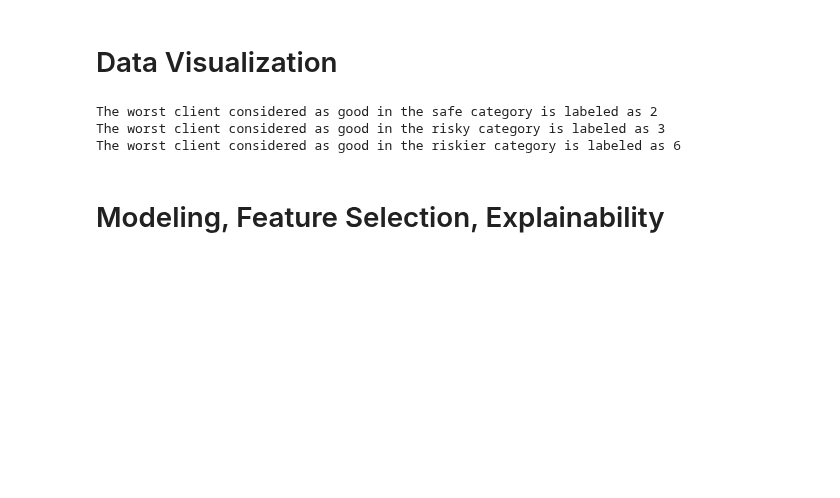
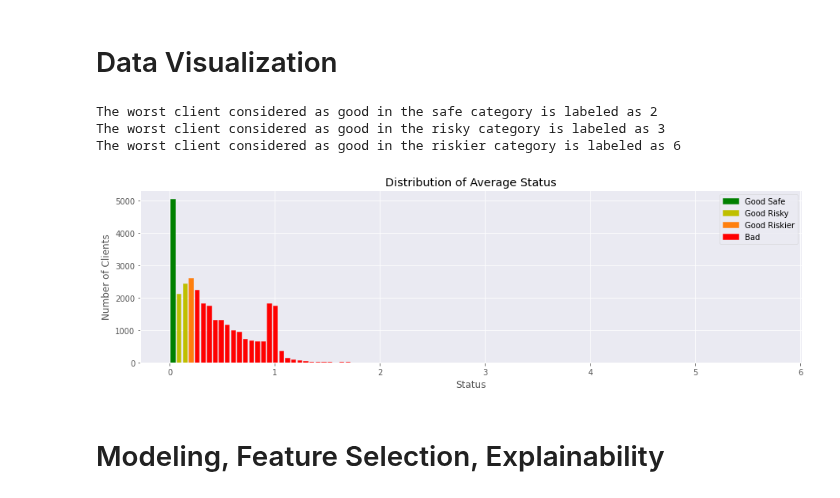
Before and after one commit to daniel-deutsch/FTD, a Jupyter notebook: Applied ML/main.ipynb, the cells around one changed output. Cells and saved outputs as stored; diff of their text form; code cells hidden in the pictures; blank space fills up the shorter version.

```diff
--- a/Applied ML/main.ipynb
+++ b/Applied ML/main.ipynb
@@ -157,6 +192,30 @@ print(f"The worst client considered as good in the riskier category is labeled a
 The worst client considered as good in the safe category is labeled as 2
 The worst client considered as good in the risky category is labeled as 3
 The worst client considered as good in the riskier category is labeled as 6
+# %%
+plt.figure(figsize=(15, 4))
+ax = df_credit_record['mean'].hist(bins=100, rwidth=0.7)
+
+for rect in ax.patches:
+    rect.set_color('r')
+    if rect.get_x() < df_credit_record['mean'].quantile(0.15):
+        rect.set_color('g')
+    elif rect.get_x() < df_credit_record['mean'].quantile(0.25):
+        rect.set_color('y')
+    elif rect.get_x() < df_credit_record['mean'].quantile(0.35):
+        rect.set_color('tab:orange')
+
+good_safe = mpatches.Patch(color='g', label='Good Safe')
+good_risky = mpatches.Patch(color='y', label='Good Risky')
+good_riskier = mpatches.Patch(color='tab:orange', label='Good Riskier')
+bad = mpatches.Patch(color='r', label='Bad')
+plt.legend(handles=[good_safe, good_risky, good_riskier, bad])
+plt.title("Distribution of Average Status")
+plt.ylabel("Number of Clients")
+plt.xlabel("Status")
+plt.show()
+# %% [output]
+[figure, added]
 # %% [markdown]
 # Modeling, Feature Selection, Explainability
 # %% [markdown]
```
Also changed, not shown: parts of 38 cells of this notebook.
